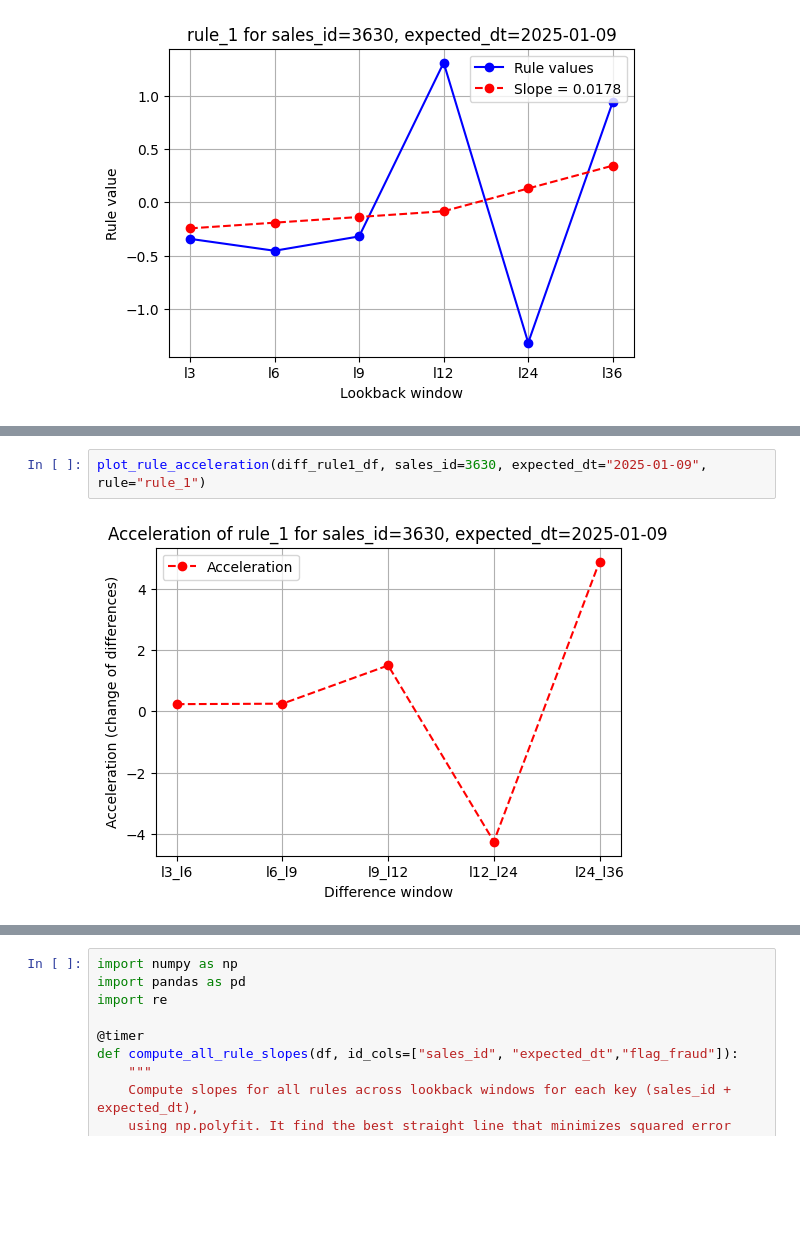
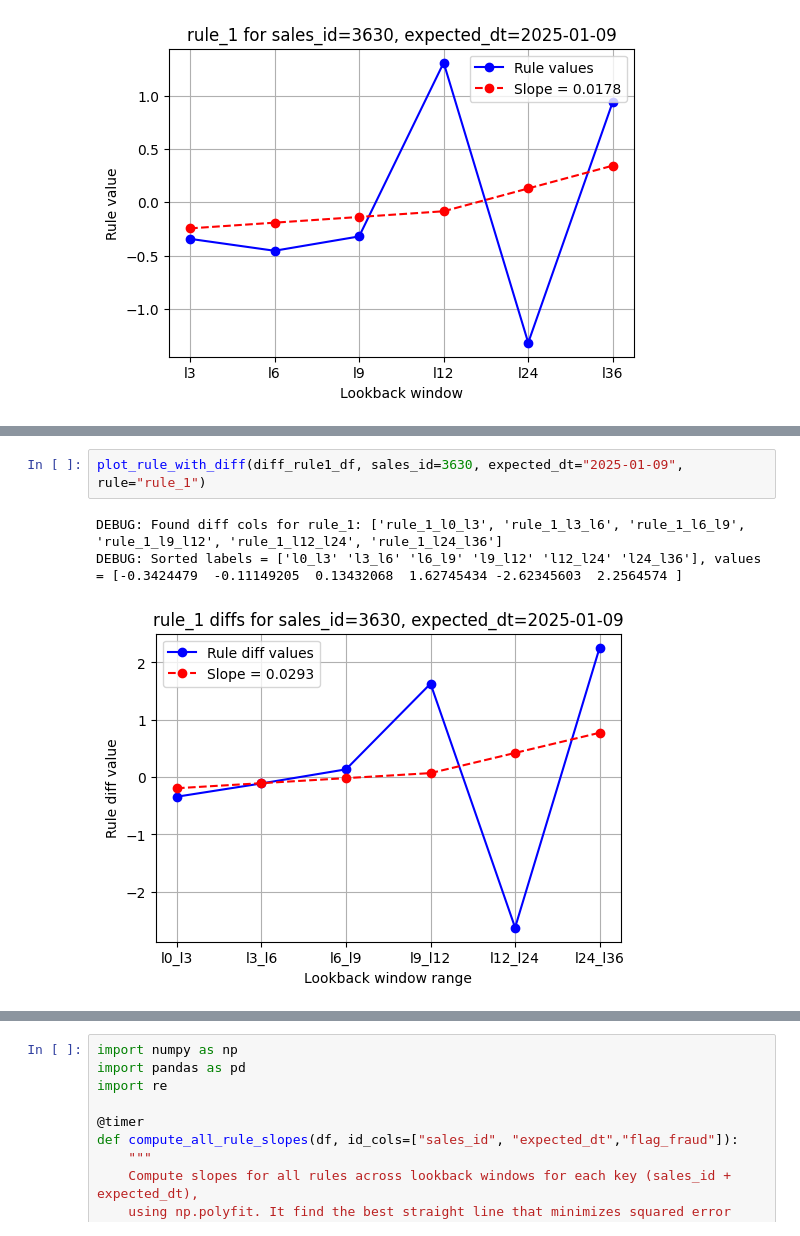
Before and after one commit to lidv94/anomaly-detection, a Jupyter notebook: dev_slope.ipynb, the cells around one changed output, grey strips where cells are left out. Cells and saved outputs as stored; diff of their text form; blank space fills up the shorter version.

```diff
--- a/dev_slope.ipynb
+++ b/dev_slope.ipynb
@@ -406,5 +419,7 @@ def plot_rule_acceleration(df, sales_id, expected_dt, rule):
     plt.show()
 # %%
-plot_rule_acceleration(diff_rule1_df, sales_id=3630, expected_dt="2025-01-09", rule="rule_1")
+plot_rule_with_diff(diff_rule1_df, sales_id=3630, expected_dt="2025-01-09", rule="rule_1")
 # %% [output]
+DEBUG: Found diff cols for rule_1: ['rule_1_l0_l3', 'rule_1_l3_l6', 'rule_1_l6_l9', 'rule_1_l9_l12', 'rule_1_l12_l24', 'rule_1_l24_l36']
+DEBUG: Sorted labels = ['l0_l3' 'l3_l6' 'l6_l9' 'l9_l12' 'l12_l24' 'l24_l36'], values = [-0.3424479  -0.11149205  0.13432068  1.62745434 -2.62345603  2.2564574 ]
-[figure, old version]
+[figure, new version]
```
Also changed, not shown: parts of 6 cells of this notebook.
